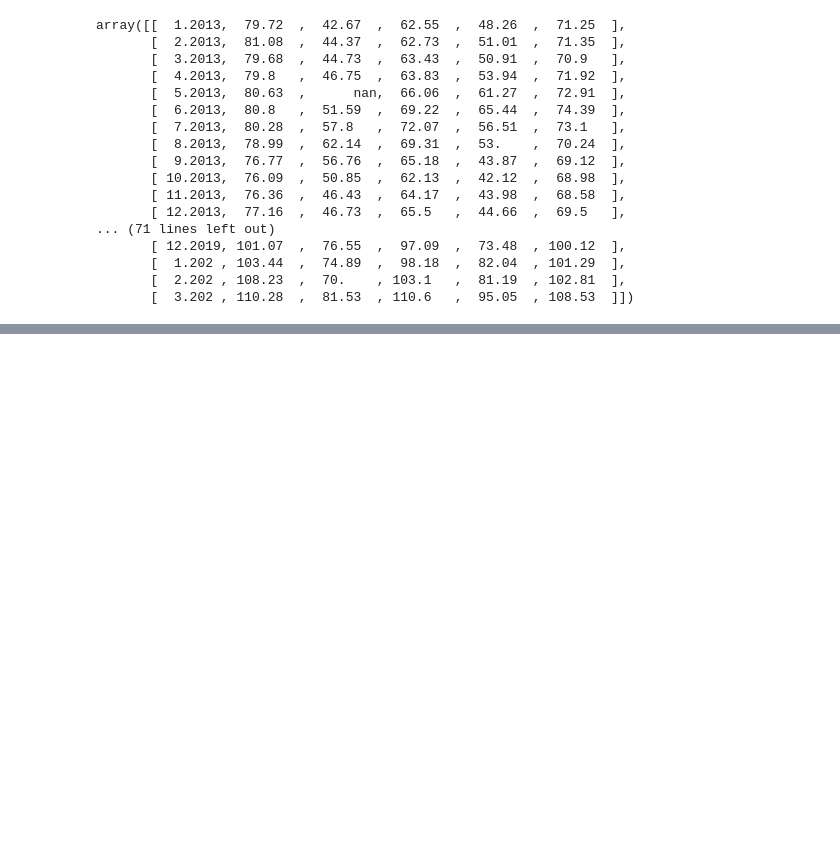
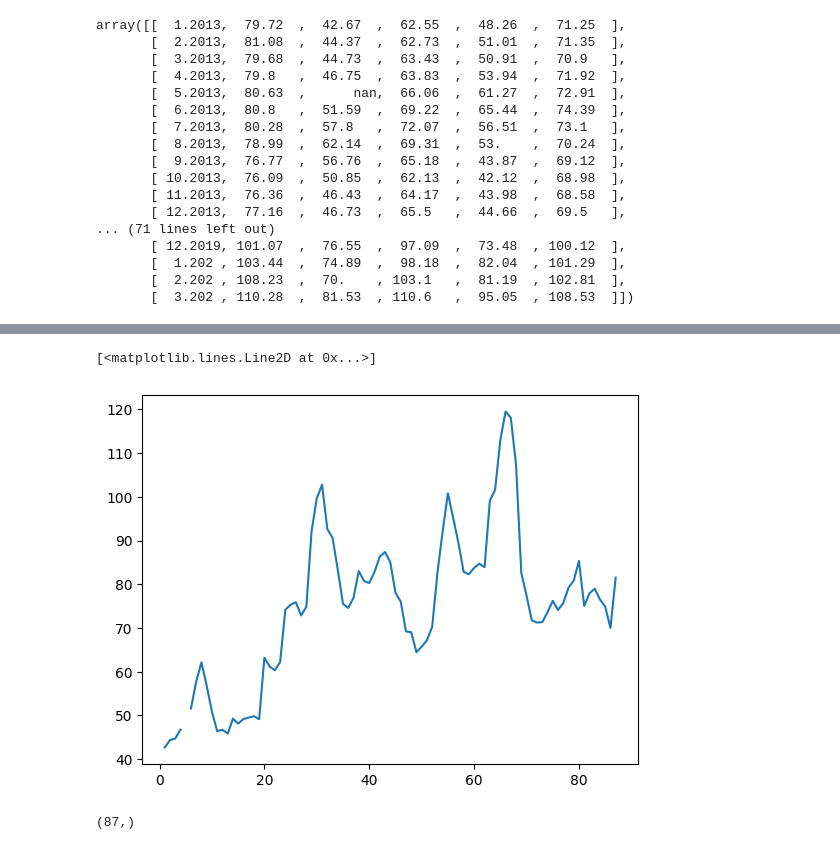
Before and after one commit to Gaby46Pe/numpy-analisis-numerico-eficiente-con-python, a Jupyter notebook: Numpy.ipynb, the cells around one changed output, grey strips where cells are left out. Cells and saved outputs as stored; diff of their text form; code cells hidden in the pictures; blank space fills up the shorter version.

```diff
--- a/Numpy.ipynb
+++ b/Numpy.ipynb
@@ -99,0 +162,9 @@ array([[  1.2013,  79.72  ,  42.67  ,  62.55  ,  48.26  ,  71.25  ],
+# %%
+plt.plot(fechas, Kaliningrado)
+# %% [output]
+[<matplotlib.lines.Line2D at 0x...>]
+[figure, added]
+# %%
+Moscu.shape
+# %% [output]
+(87,)
```
Also changed, not shown: parts of 19 cells of this notebook.
